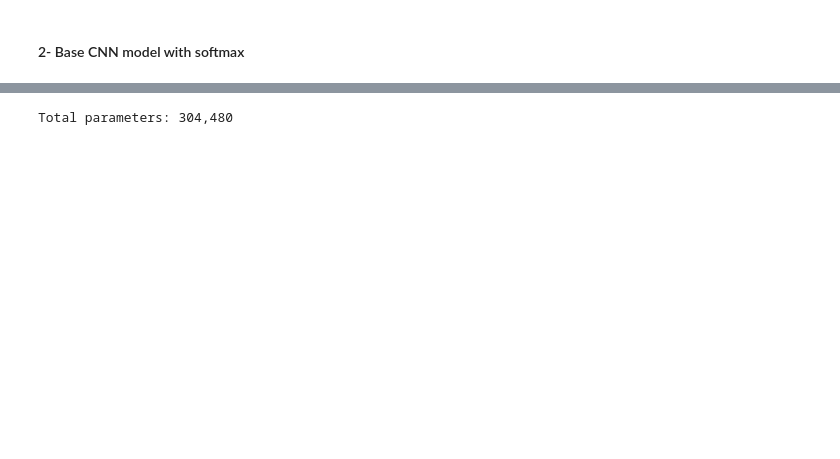
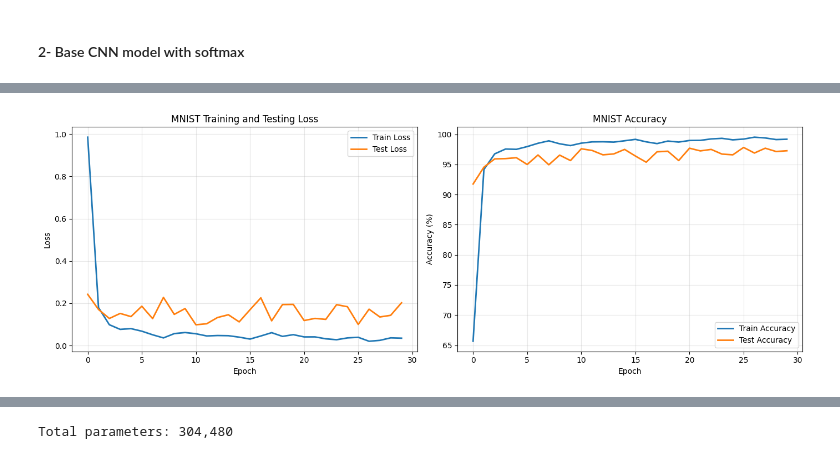
Before and after one commit to AmirhosseinRHT/Deep-Neural-Networks-Projects, a Jupyter notebook: HW2/main.ipynb, the cells around one changed output, grey strips where cells are left out. Drawn from its saved outputs; the diff is of its cells as text; code cells hidden in the pictures; blank space fills up the shorter version.

```diff
--- a/HW2/main.ipynb
+++ b/HW2/main.ipynb
@@ -543,3 +375,26 @@ Epoch 30/30 | Train Loss: 0.0202 | Train Acc: 99.46% | Test Loss: 0.1111 | Test
+# %%
+fig, (ax1, ax2) = plt.subplots(1, 2, figsize=(14, 5))
+
+ax1.plot(train_losses, label='Train Loss', linewidth=2)
+ax1.plot(test_losses, label='Test Loss', linewidth=2)
+ax1.set_xlabel('Epoch')
+ax1.set_ylabel('Loss')
+ax1.set_title('MNIST Training and Testing Loss')
+ax1.legend()
+ax1.grid(True, alpha=0.3)
+
+ax2.plot(train_accs, label='Train Accuracy', linewidth=2)
+ax2.plot(test_accs, label='Test Accuracy', linewidth=2)
+ax2.set_xlabel('Epoch')
+ax2.set_ylabel('Accuracy (%)')
+ax2.set_title('MNIST Accuracy')
+ax2.legend()
+ax2.grid(True, alpha=0.3)
+
+plt.tight_layout()
+plt.show()
+# %% [output]
+[figure, added]
 # %%
 from sklearn.metrics import confusion_matrix, accuracy_score
 import seaborn as sns
```
Also changed, not shown: parts of 27 cells of this notebook.
